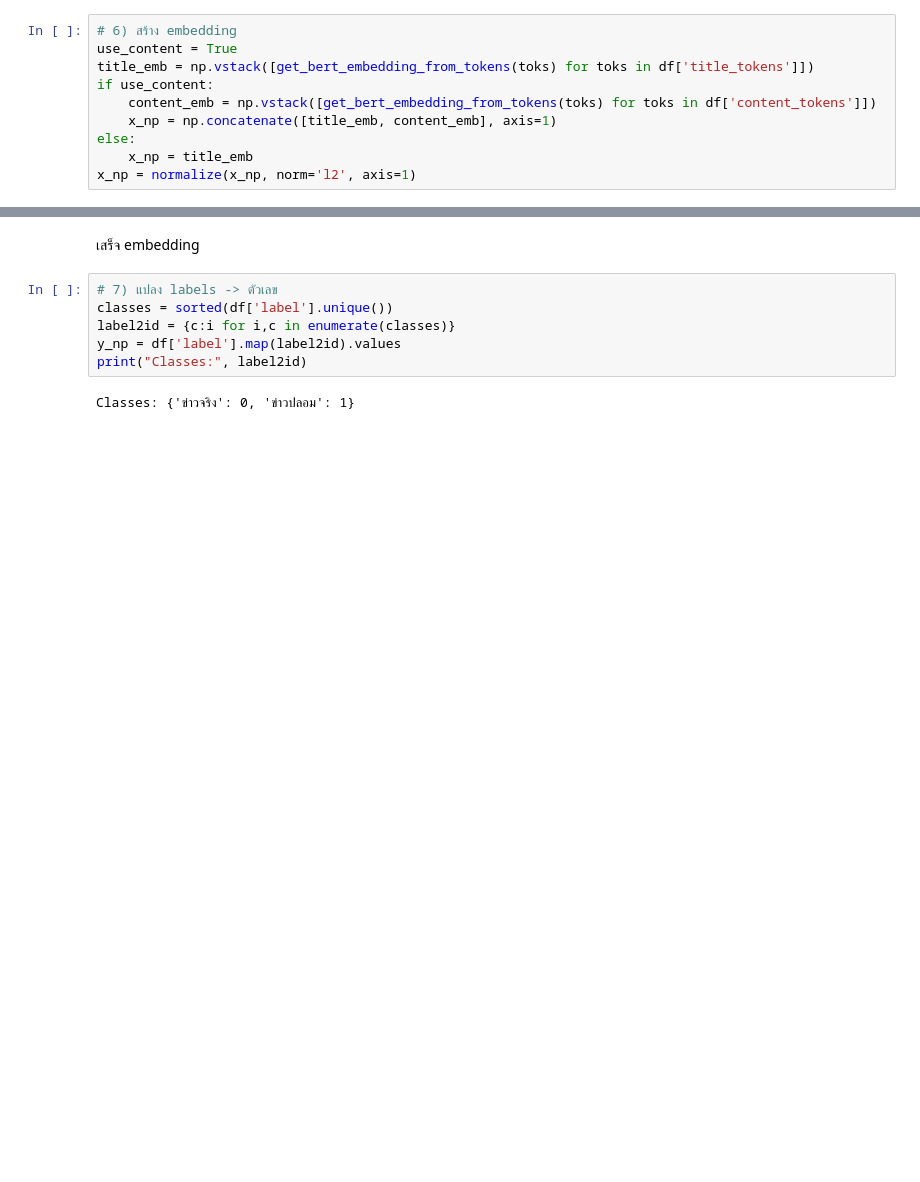
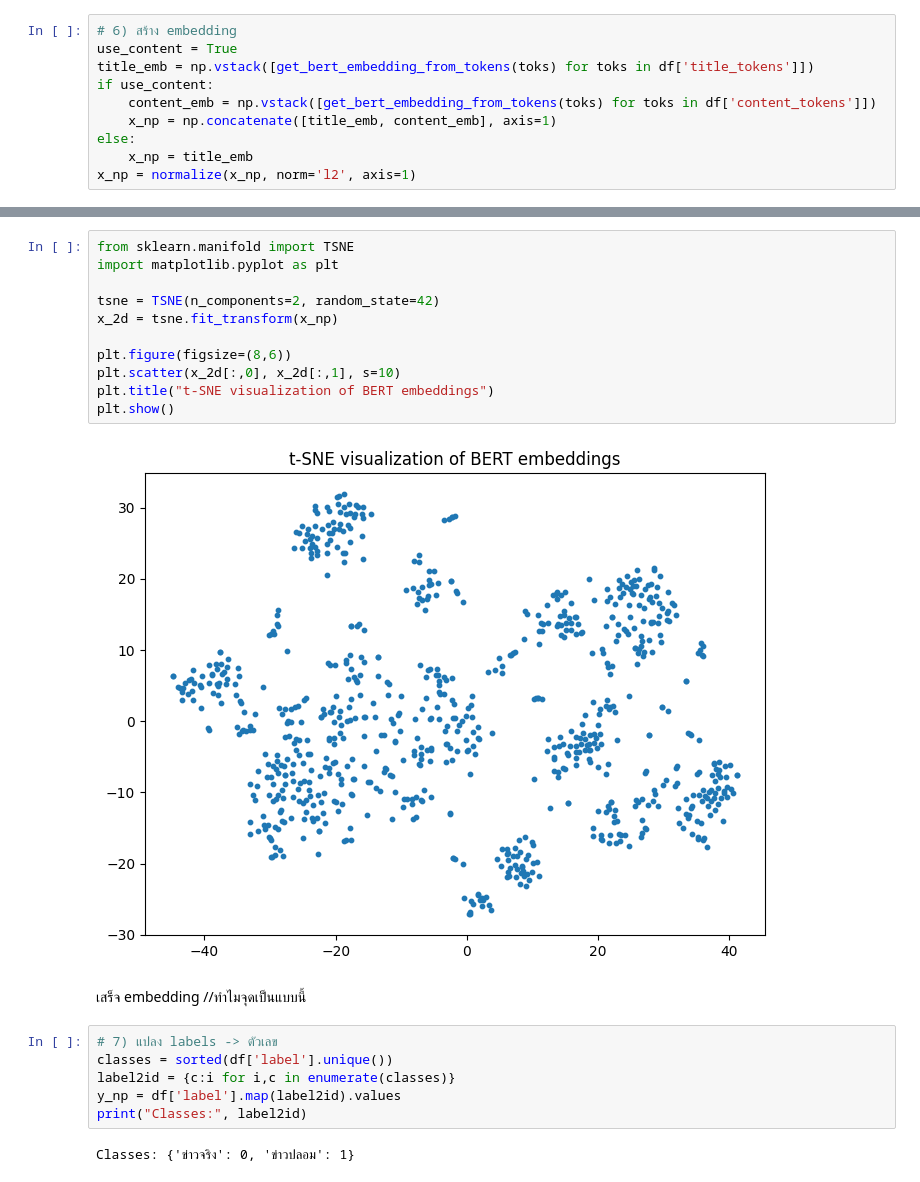
Before and after one commit to TtPeeraphat/Project_Thaifakenews, a Jupyter notebook: main.ipynb, the cells around one changed output, grey strips where cells are left out. Cells and saved outputs as stored; diff of their text form; blank space fills up the shorter version.

```diff
--- a/main.ipynb
+++ b/main.ipynb
@@ -203,5 +225,18 @@ x_np = normalize(x_np, norm='l2', axis=1)
+# %%
+from sklearn.manifold import TSNE
+import matplotlib.pyplot as plt
+
+tsne = TSNE(n_components=2, random_state=42)
+x_2d = tsne.fit_transform(x_np)
+
+plt.figure(figsize=(8,6))
+plt.scatter(x_2d[:,0], x_2d[:,1], s=10)
+plt.title("t-SNE visualization of BERT embeddings")
+plt.show()
+# %% [output]
+[figure, added]
 # %% [markdown]
-เสร็จ embedding
+เสร็จ embedding //ทำไมจุดเป็นแบบนี้
 # %%
 # 7) แปลง labels -> ตัวเลข
 classes = sorted(df['label'].unique())
```
Also changed, not shown: parts of 24 cells of this notebook, 2 other files.
